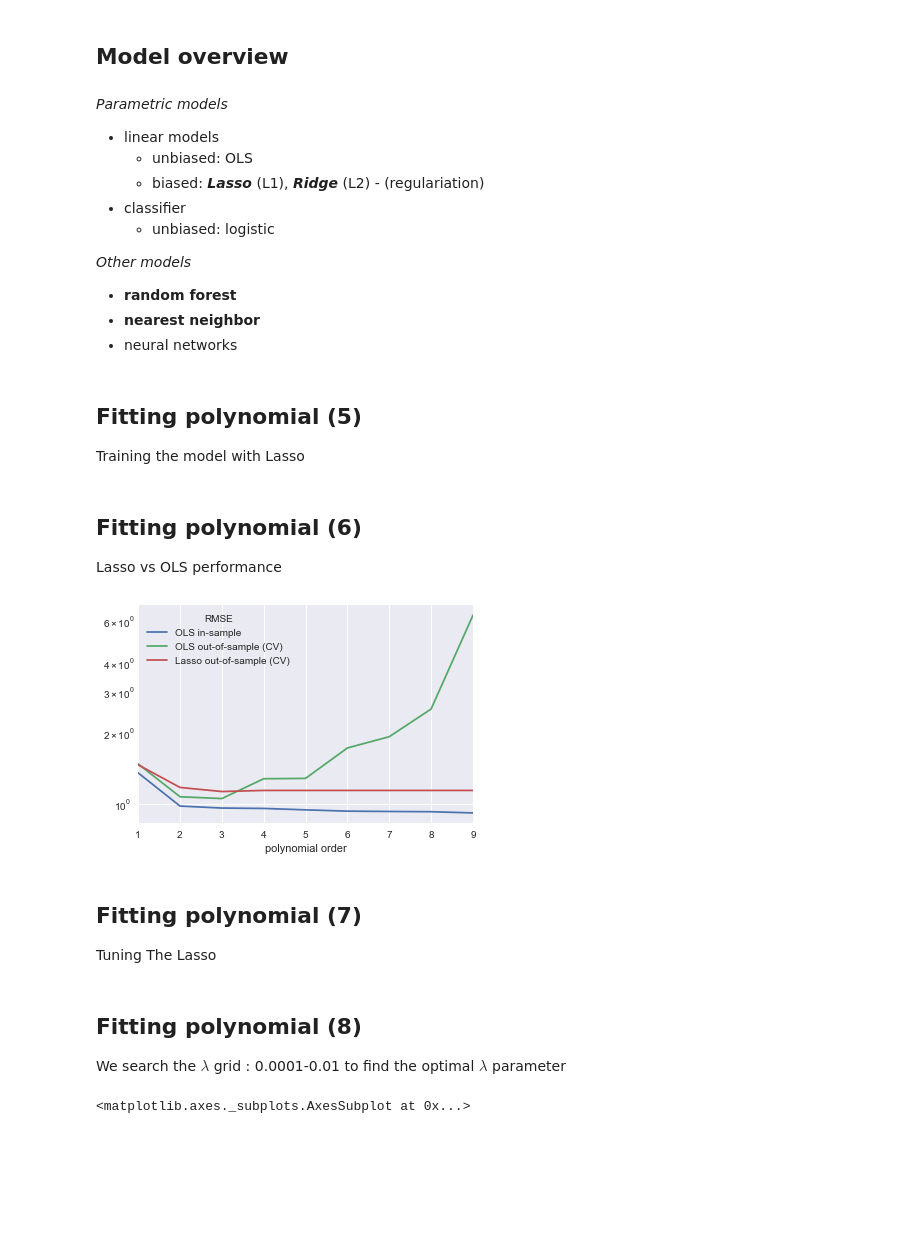
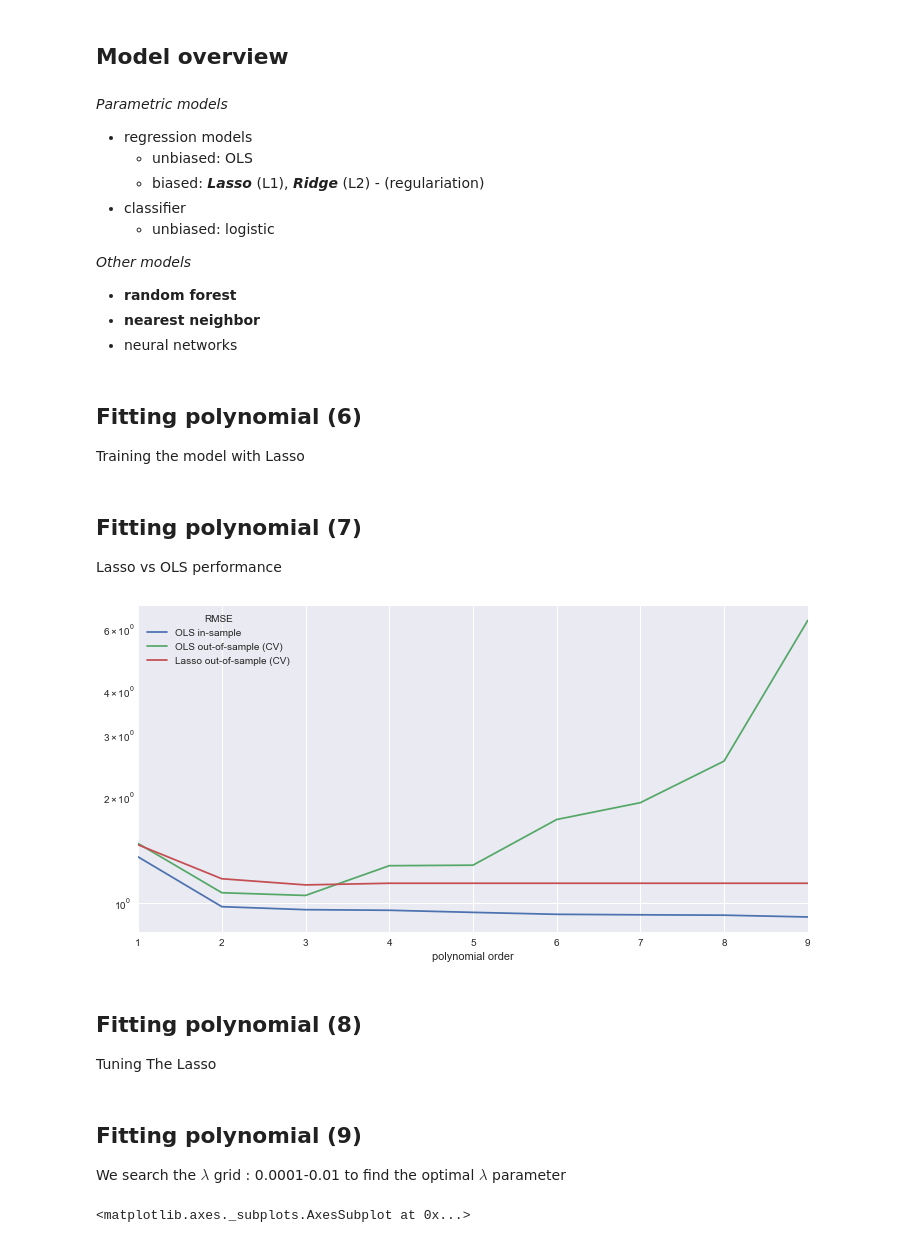
Before and after one commit to abjer/sds2017, a Jupyter notebook: slides/causal_supervised.ipynb, the cells around one changed output. Cells and saved outputs as stored; diff of their text form; code cells hidden in the pictures; blank space fills up the shorter version.

```diff
--- a/slides/causal_supervised.ipynb
+++ b/slides/causal_supervised.ipynb
@@ -577,12 +637,0 @@ CV can (and should) be used both to decide hyperparameters and to report goodnes
-# %%
-def my_polynomial(x):
-    'Polyonomial: f(x) = 2+8x^4'
-    return 2+8*x**4
-
-np.random.seed(1234)
-
-x_range = np.arange(0,1,.02)
-fct_values = np.array([my_polynomial(x) for x in x_range]) # true values
-errors =  np.random.normal(size=(50)) # measurement error
-
-y = fct_values + errors # observed outcome data
@@ -609,19 +664,21 @@ from sklearn.model_selection import KFold
 
 kf = KFold(n_splits=10, random_state=123)
 
-X_s = []
+X_s = {}
 rmse_CV = []
+coef_CV = []
 
 for i in range(1,10):
-    X_s.append(x_range**i)
-    X = np.vstack(X_s).T
+    X_s['order '+str(i)] = x_range**i
+    X = pd.concat(X_s, axis=1)
 
     rmse_fold = []
+    coef_fold = []
 
     # cross validation loop
     for train_index, test_index in kf.split(X):
-        X_train, X_test = X[train_index], X[test_index]
-        y_train, y_test = y[train_index], y[test_index]
+        X_train, X_test = X.iloc[train_index], X.iloc[test_index]
+        y_train, y_test = y.iloc[train_index], y.iloc[test_index]
 
         model = LinearRegression().fit(X_train,y_train)
         y_pred =  model.predict(X_test)
@@ -629,7 +686,10 @@ for i in range(1,10):
         rmse = np.sqrt(mse(y_test, y_pred))
         rmse_fold.append(rmse)
 
+        coef_fold.append(pd.Series(model.coef_, index=range(1,i+1)))
+
     rmse_CV.append(np.mean(rmse_fold))
+    coef_CV.append(pd.concat(coef_fold,1).T.mean().rename(i))
 # %% [markdown]
 ## Fitting polynomial (4)
 
@@ -700,7 +777,7 @@ The two most common penalty functions are L1 and L2 regularization.
 ## Model overview
 # %% [markdown]
 *Parametric models*
-- linear models
+- regression models
     - unbiased: OLS
     - biased: ***Lasso*** (L1), ***Ridge*** (L2) - (regulariation)
 - classifier
@@ -711,7 +788,7 @@ The two most common penalty functions are L1 and L2 regularization.
 - **nearest neighbor**
 - neural networks
 # %% [markdown]
-## Fitting polynomial (5)
+## Fitting polynomial (6)
 
 Training the model with Lasso
 # %%
@@ -720,39 +797,42 @@ from sklearn.linear_model import Lasso
 
 kf = KFold(n_splits=10, random_state=123)
 
-X_s = []
+X_s = {}
 rmse_CV_L = []
 
 for i in range(1,10):
-    X_s.append(x_range**i)
-    X = np.vstack(X_s).T
+    X_s['order '+str(i)] = x_range**i
+    X = pd.concat(X_s, axis=1)
 
     rmse_fold = []
 
     # cross validation loop
     for train_index, test_index in kf.split(X):
-        X_train, X_test = X[train_index], X[test_index]
-        y_train, y_test = y[train_index], y[test_index]
+        X_train, X_test = X.iloc[train_index], X.iloc[test_index]
+        y_train, y_test = y.iloc[train_index], y.iloc[test_index]
 
-        y_pred = Lasso(alpha=0.05).fit(X_train,y_train).predict(X_test)
+        # use Lasso with lambda = .05
+        y_pred = Lasso(alpha=0.05)
+                    .fit(X_train, y_train)
+                    .predict(X_test)
 
         rmse = np.sqrt(mse(y_test, y_pred))
         rmse_fold.append(rmse)
 
     rmse_CV_L.append(np.mean(rmse_fold))
 # %% [markdown]
-## Fitting polynomial (6)
+## Fitting polynomial (7)
 
 Lasso vs OLS performance
 # %%
-f,ax = plt.subplots()
+f,ax = plt.subplots(figsize=(12,6))
 rmse_df['Lasso out-of-sample (CV)'] = rmse_CV_L
 rmse_df.plot(ax=ax)
 ax.set_yscale('log')
 # %% [output]
-[figure, old version]
+[figure, new version]
 # %% [markdown]
-## Fitting polynomial (7)
+## Fitting polynomial (8)
 
 Tuning The Lasso
 # %%
@@ -782,6 +859,6 @@ for l in np.arange(.0001,.01,.0001):
     rmse_CV_lambda.append([l, np.mean(rmse_fold)])
 # %% [markdown]
-## Fitting polynomial (8)
+## Fitting polynomial (9)
 
 We search the $\lambda$ grid : 0.0001-0.01 to find the optimal $\lambda$ parameter
 # %%
```
Also changed, not shown: parts of 37 cells of this notebook, 1 other file.
